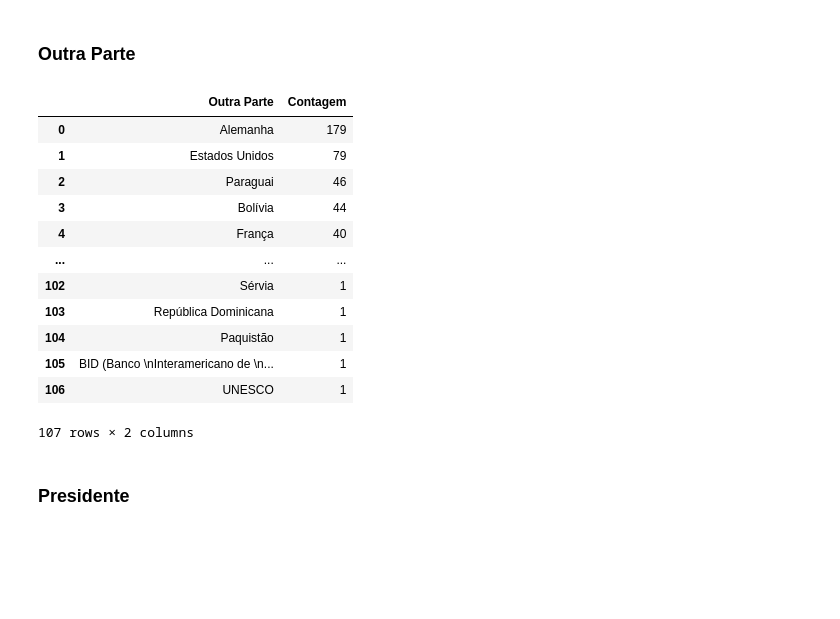
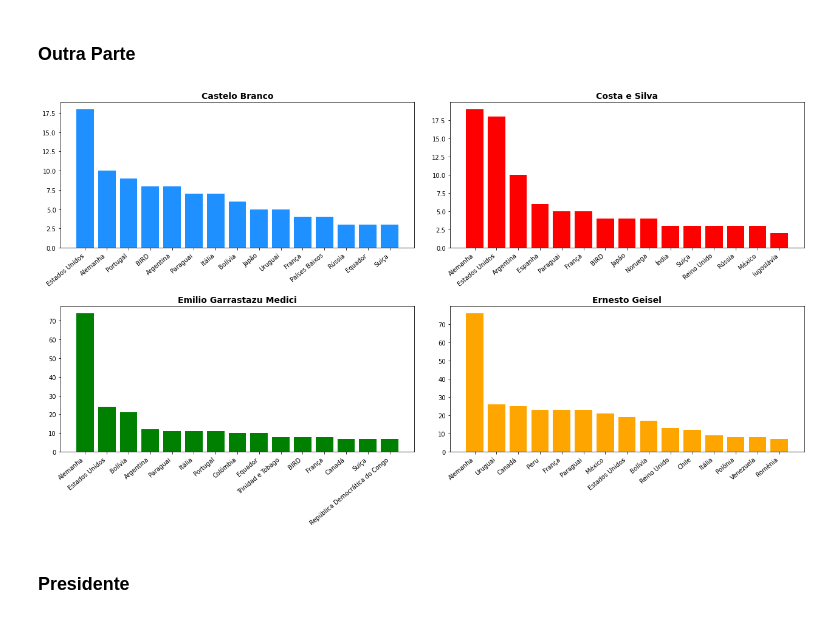
Before and after one commit to antonioravila/PoliticaExternaBrasileira, a Jupyter notebook: Analise_de_tratados/Tratados.ipynb, the cells around one changed output. Cells and saved outputs as stored; diff of their text form; code cells hidden in the pictures; blank space fills up the shorter version.

Commit message:
Finalizado partes de paises

```diff
--- a/Analise_de_tratados/Tratados.ipynb
+++ b/Analise_de_tratados/Tratados.ipynb
@@ -89,6 +91,8 @@ df
 | 1210 | Emenda ao 5º Acordo de Produtos A... | Estados Unidos | Produtos Agrícolas | 1964-05-15 | Em Vigor |
 | 1211 | Acordo de Co-Produção Cinematográ... | Itália | Cooperação Artístico-cultural | 1964-04-18 | Substituído |
 1117 rows × 5 columns
+# %%
+df['Outra Parte'] = np.where(df['Outra Parte'] == 'Banco Internacional para a Reconstrução e o Desenvolvimento', 'BIRD', df['Outra Parte'])
 # %%
 """
 - O método utilizado aqui para a criação das colunas (Com o nome do presidente
@@ -144,21 +144,58 @@ freq_Outra_Parte.rename(columns = {'index': 'Outra Parte', 'Outra Parte': 'Conta
 # %% [markdown]
 ### Outra Parte
-# %%
-freq_Outra_Parte
-# %% [output]
-|  | Outra Parte | Contagem |
-| 0 | Alemanha | 179 |
-| 1 | Estados Unidos | 79 |
-| 2 | Paraguai | 46 |
-| 3 | Bolívia | 44 |
-| 4 | França | 40 |
-| ... | ... | ... |
-| 102 | Sérvia | 1 |
-| 103 | República Dominicana | 1 |
-| 104 | Paquistão | 1 |
-| 105 | BID (Banco \nInteramericano de \n... | 1 |
-| 106 | UNESCO | 1 |
-107 rows × 2 columns
+# %%
+df_outraparte_castelo = pd.DataFrame(df_castelo['Outra Parte'].value_counts()).reset_index()
+df_outraparte_castelo.columns = ['País', 'Quantidade de tratados assinados']
+df_outraparte_castelo = df_outraparte_castelo.head(15)
+
+df_outraparte_costa_e_silva = pd.DataFrame(df_costa_e_silva['Outra Parte'].value_counts()).reset_index()
+df_outraparte_costa_e_silva.columns = ['País', 'Quantidade de tratados assinados']
+df_outraparte_costa_e_silva = df_outraparte_costa_e_silva.head(15)
+
+df_outraparte_medici = pd.DataFrame(df_medici['Outra Parte'].value_counts()).reset_index()
+df_outraparte_medici.columns = ['País', 'Quantidade de tratados assinados']
+df_outraparte_medici = df_outraparte_medici.head(15)
+
+df_outraparte_geisel = pd.DataFrame(df_geisel['Outra Parte'].value_counts()).reset_index()
+df_outraparte_geisel.columns = ['País', 'Quantidade de tratados assinados']
+df_outraparte_geisel = df_outraparte_geisel.head(15)
+# %%
+fig, axs = plt.subplots(2, 2, figsize=(20,10))
+
+axs[0, 0].bar(df_outraparte_castelo['País'],
+              df_outraparte_castelo['Quantidade de tratados assinados'],
+              color = "dodgerblue")
+axs[0, 0].set_title('Castelo Branco', fontsize=14, weight = "bold")
+axs[0, 0].set_xticklabels(labels = df_outraparte_castelo['País'], rotation = 40, horizontalalignment='right')
+
+axs[0, 1].bar(df_outraparte_costa_e_silva['País'],
+              df_outraparte_costa_e_silva['Quantidade de tratados assinados'],
+              color = "red")
+axs[0, 1].set_title('Costa e Silva', fontsize=14, weight = "bold")
+axs[0, 1].set_xticklabels(labels = df_outraparte_costa_e_silva['País'], rotation = 40, horizontalalignment='right')
+
+axs[1, 0].bar(df_outraparte_medici['País'],
+              df_outraparte_medici['Quantidade de tratados assinados'],
+              color = "green")
+axs[1, 0].set_title('Emilio Garrastazu Medici', fontsize=14, weight = "bold")
+axs[1, 0].set_xticklabels(labels = df_outraparte_medici['País'], rotation = 40, horizontalalignment='right')
+
+axs[1, 1].bar(df_outraparte_geisel['País'],
+              df_outraparte_geisel['Quantidade de tratados assinados'],
+              color='orange')
+axs[1, 1].set_title('Ernesto Geisel', fontsize=14, weight = "bold")
+axs[1, 1].set_xticklabels(labels = df_outraparte_geisel['País'], rotation = 40, horizontalalignment='right')
+
+plt.subplots_adjust(left=0.1,
+                    bottom=0.1,
+                    right=0.95,
+                    top=0.9,
+                    wspace=0.1,
+                    hspace=0.4)
+
+plt.show()
+# %% [output]
+[figure, added]
 # %% [markdown]
 ### Presidente
 # %%
```
Also changed, not shown: parts of 3 cells of this notebook.
